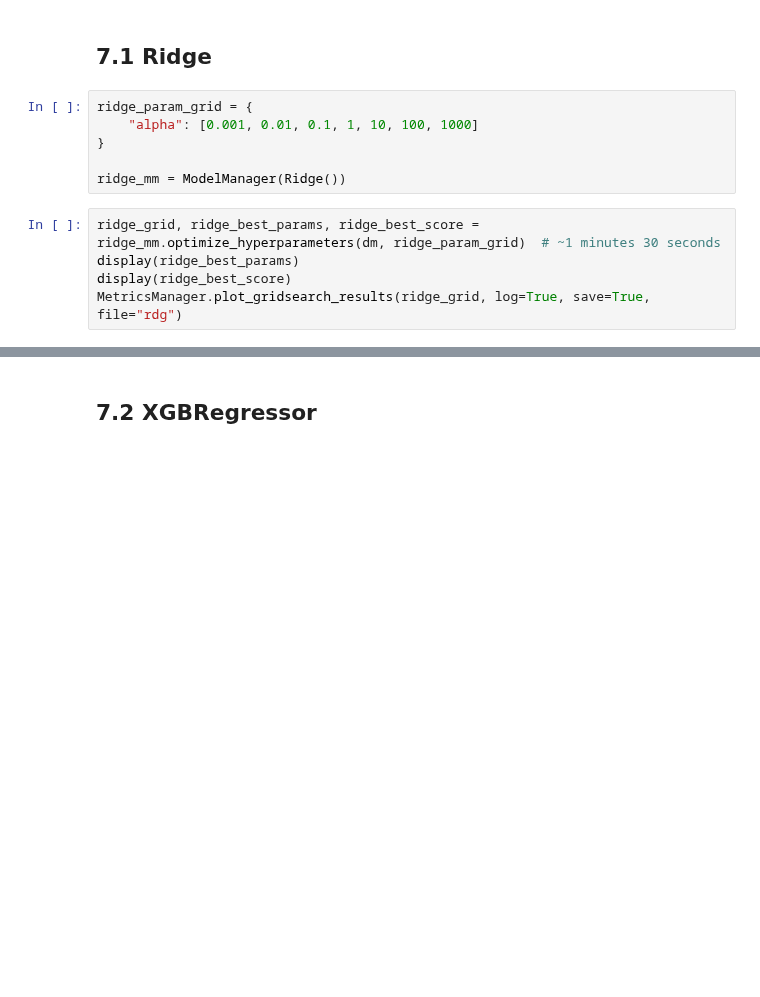
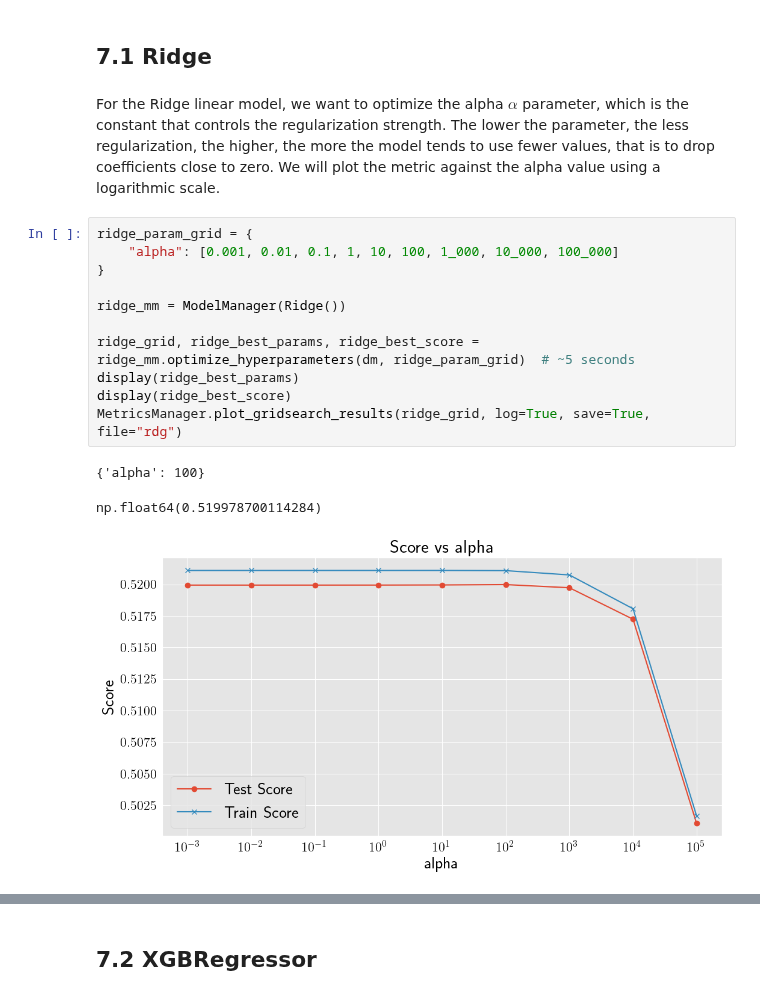
Before and after one commit to NatanSisoev/Chess-ML-Evaluator, a Jupyter notebook: notebooks/7_hyperparameters.ipynb, the cells around one changed output, grey strips where cells are left out. Cells and saved outputs as stored; diff of their text form; blank space fills up the shorter version.

```diff
--- a/notebooks/7_hyperparameters.ipynb
+++ b/notebooks/7_hyperparameters.ipynb
@@ -13,14 +13,20 @@ sm = StorageManager()
 dm = load_dataset("one")
 # %% [markdown]
 ## 7.1 Ridge
-# %%
-ridge_param_grid = {
-    "alpha": [0.001, 0.01, 0.1, 1, 10, 100, 1000]
-}
-
-ridge_mm = ModelManager(Ridge())
+# %% [markdown]
+For the Ridge linear model, we want to optimize the alpha $\alpha$ parameter, which is the constant that controls the regularization strength. The lower the parameter, the less regularization, the higher, the more the model tends to use fewer values, that is to drop coefficients close to zero. We will plot the metric against the alpha value using a logarithmic scale.
 # %%
-ridge_grid, ridge_best_params, ridge_best_score = ridge_mm.optimize_hyperparameters(dm, ridge_param_grid)  # ~1 minutes 30 seconds
+ridge_param_grid = {
+    "alpha": [0.001, 0.01, 0.1, 1, 10, 100, 1_000, 10_000, 100_000]
+}
+
+ridge_mm = ModelManager(Ridge())
+
+ridge_grid, ridge_best_params, ridge_best_score = ridge_mm.optimize_hyperparameters(dm, ridge_param_grid)  # ~5 seconds
 display(ridge_best_params)
 display(ridge_best_score)
 MetricsManager.plot_gridsearch_results(ridge_grid, log=True, save=True, file="rdg")
+# %% [output]
+{'alpha': 100}
+np.float64(0.519978700114284)
+[figure, added]
```
Also changed, not shown: parts of 16 cells of this notebook, 4 other files.
